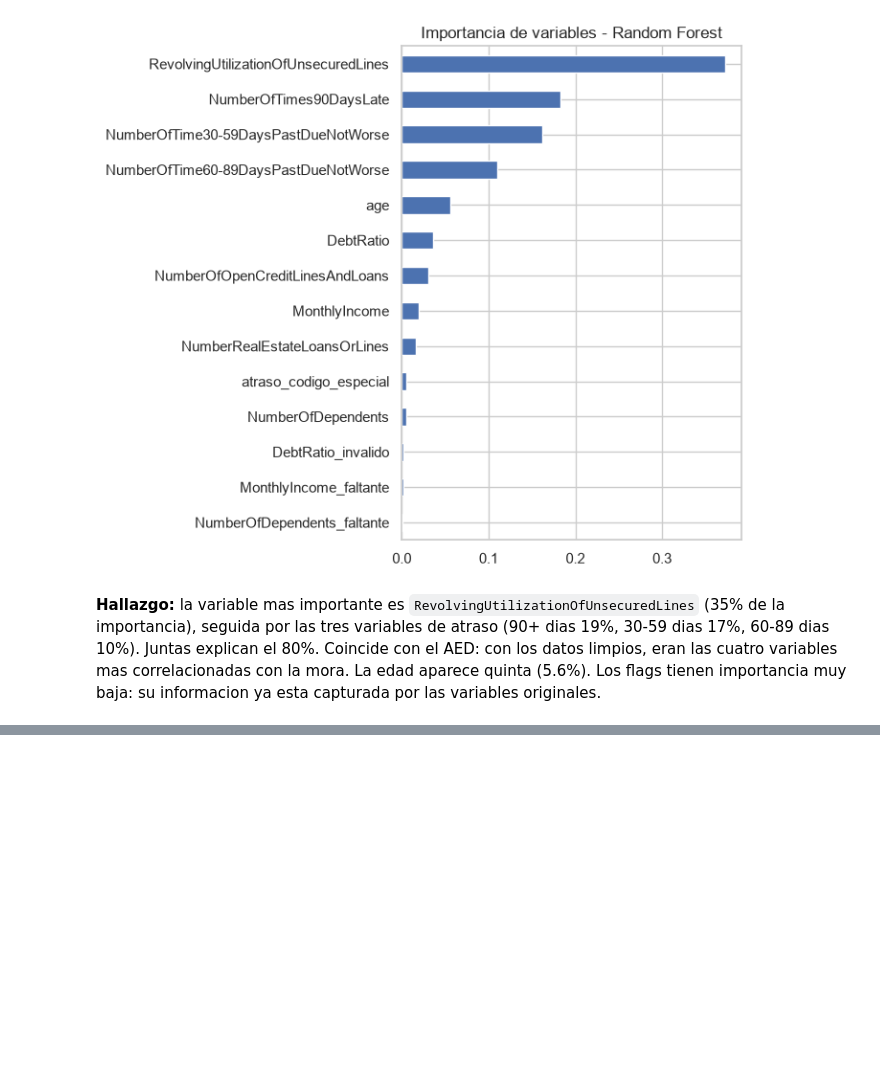
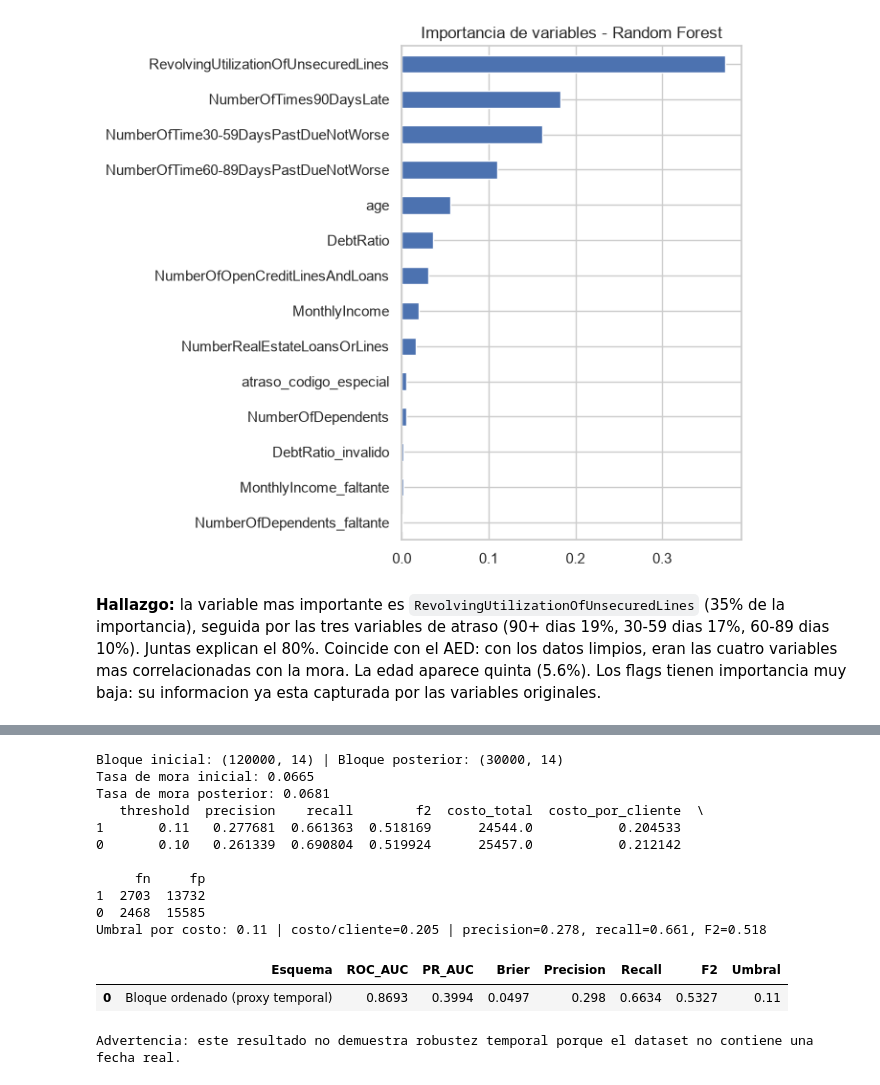
Before and after one commit to EmiiFernandez/data_science_ypf_proyecto, a Jupyter notebook: notebooks/02_modelo_supervisado.ipynb, the cells around one changed output, grey strips where cells are left out. Saved outputs shown, nothing was run; the diff lists cells and outputs as text; code cells hidden in the pictures; blank space fills up the shorter version.

```diff
--- a/notebooks/02_modelo_supervisado.ipynb
+++ b/notebooks/02_modelo_supervisado.ipynb
@@ -434,0 +531,61 @@ dtype: float64
+# %%
+# Validacion por bloques ordenados: proxy de drift, no tiempo real.
+# Se vuelve a ajustar todo usando solo el bloque inicial; el bloque final queda reservado.
+orden = np.arange(len(df))
+corte_temporal = int(len(df) * 0.80)
+idx_temporal_train = orden[:corte_temporal]
+idx_temporal_test = orden[corte_temporal:]
+X_temporal_train = X.iloc[idx_temporal_train]
+y_temporal_train = y.iloc[idx_temporal_train]
+X_temporal_test = X.iloc[idx_temporal_test]
+y_temporal_test = y.iloc[idx_temporal_test]
+
+print("Bloque inicial:", X_temporal_train.shape, "| Bloque posterior:", X_temporal_test.shape)
+print("Tasa de mora inicial:", round(y_temporal_train.mean(), 4))
+print("Tasa de mora posterior:", round(y_temporal_test.mean(), 4))
+
+cv_temporal = StratifiedKFold(n_splits=3, shuffle=True, random_state=42)
+grid_temporal = GridSearchCV(
+    pipe_rf, param_grid=param_grid, scoring="roc_auc", cv=cv_temporal, n_jobs=-1
+)
+grid_temporal.fit(X_temporal_train, y_temporal_train)
+
+calibrador_temporal = CalibratedClassifierCV(
+    estimator=grid_temporal.best_estimator_, method=metodo_calibracion, cv=3, n_jobs=-1
+)
+proba_temporal_oof = cross_val_predict(
+    calibrador_temporal, X_temporal_train, y_temporal_train,
+    cv=cv_temporal, method="predict_proba", n_jobs=-1
+)[:, 1]
+umbral_temporal = buscar_umbral_mejor(proba_temporal_oof, y_temporal_train)
+calibrador_temporal.fit(X_temporal_train, y_temporal_train)
+proba_temporal_test = calibrador_temporal.predict_proba(X_temporal_test)[:, 1]
+pred_temporal = (proba_temporal_test >= umbral_temporal).astype(int)
+
+metricas_temporales = pd.DataFrame([{
+    "Esquema": "Bloque ordenado (proxy temporal)",
+    "ROC_AUC": roc_auc_score(y_temporal_test, proba_temporal_test),
+    "PR_AUC": average_precision_score(y_temporal_test, proba_temporal_test),
+    "Brier": brier_score_loss(y_temporal_test, proba_temporal_test),
+    "Precision": precision_score(y_temporal_test, pred_temporal, zero_division=0),
+    "Recall": recall_score(y_temporal_test, pred_temporal, zero_division=0),
+    "F2": fbeta_score(y_temporal_test, pred_temporal, beta=2, zero_division=0),
+    "Umbral": umbral_temporal,
+}])
+display(metricas_temporales.round(4))
+print("Advertencia: este resultado no demuestra robustez temporal porque el dataset no contiene una fecha real.")
+# %% [output]
+Bloque inicial: (120000, 14) | Bloque posterior: (30000, 14)
+Tasa de mora inicial: 0.0665
+Tasa de mora posterior: 0.0681
+   threshold  precision    recall        f2  costo_total  costo_por_cliente  \
+1       0.11   0.277681  0.661363  0.518169      24544.0           0.204533
+0       0.10   0.261339  0.690804  0.519924      25457.0           0.212142
+
+     fn     fp
+1  2703  13732
+0  2468  15585
+Umbral por costo: 0.11 | costo/cliente=0.205 | precision=0.278, recall=0.661, F2=0.518
+|  | Esquema | ROC_AUC | PR_AUC | Brier | Precision | Recall | F2 | Umbral |
+| 0 | Bloque ordenado (proxy temporal) | 0.8693 | 0.3994 | 0.0497 | 0.298 | 0.6634 | 0.5327 | 0.11 |
+Advertencia: este resultado no demuestra robustez temporal porque el dataset no contiene una fecha real.
```
Also changed, not shown: parts of 9 cells of this notebook, 2 other files.
